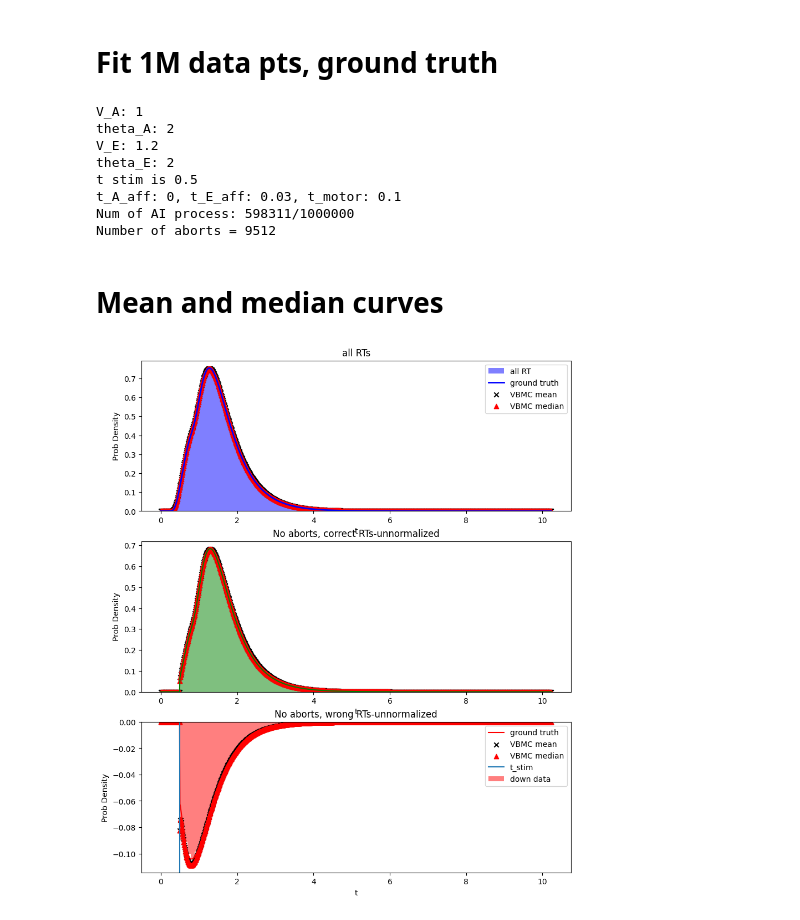
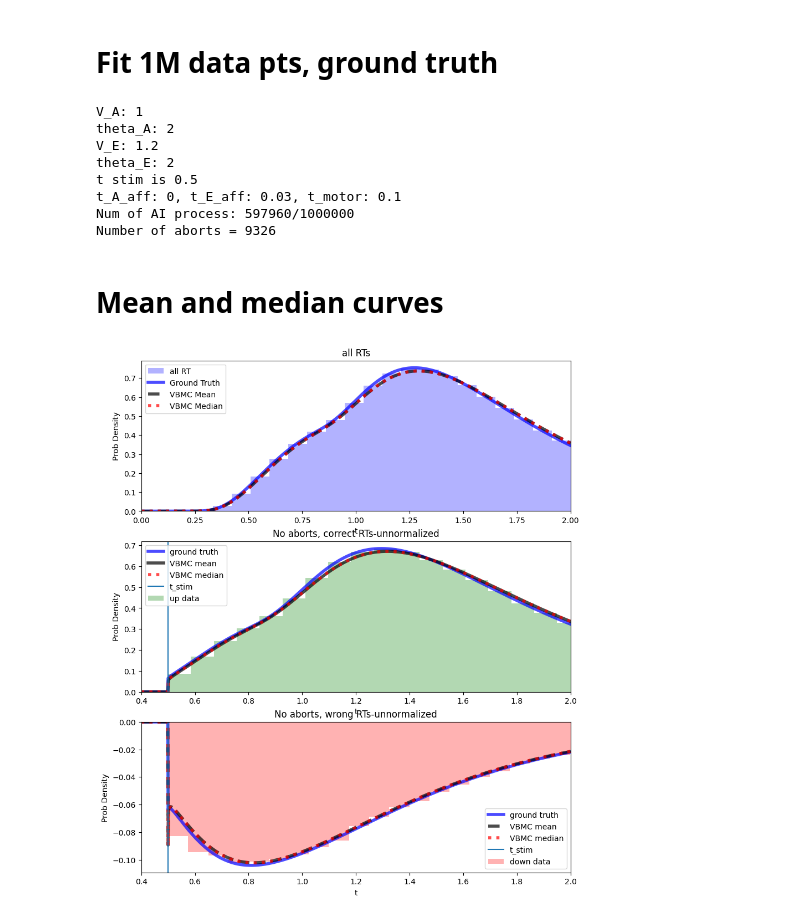
Before and after one commit to rakaar/ddm_codes, a Jupyter notebook: action_init_ddm/vbmc_delay_paper.ipynb, the cells around one changed output. Drawn from its saved outputs; the diff is of its cells as text; code cells hidden in the pictures.

```diff
--- a/action_init_ddm/vbmc_delay_paper.ipynb
+++ b/action_init_ddm/vbmc_delay_paper.ipynb
@@ -14,7 +14,7 @@ from psiam_delay_paper_utils import rho_E_t_fn
 from psiam_delay_paper_utils import rho_E_minus_small_t_NORM_fn
 from psiam_delay_paper_utils import P_small_t_btn_x1_x2
 # %%
-with open('psiam_data_delay_paper_t_A_zero_t_motor_large.pkl', 'rb') as f:
+with open('psiam_data_delay_paper_t_A_zero_t_motor_NEW_SIM_pos_vel_10_K.pkl', 'rb') as f:
     psiam_data = pickle.load(f)
 
 
@@ -261,7 +263,7 @@ vbmc_median_params['t_motor'] = np.median(t_motor_samp)
 # %% [markdown]
 # Fit 1M data pts, ground truth
 # %%
-with open('psiam_data_delay_paper_1Million_t_A_zero.pkl', 'rb') as f:
+with open('psiam_data_delay_paper_t_A_zero_t_motor_NEW_SIM_pos_vel_1Million.pkl', 'rb') as f:
     psiam_data = pickle.load(f)
 
 
@@ -319,8 +321,8 @@ V_E: 1.2
 theta_E: 2
 t stim is 0.5
 t_A_aff: 0, t_E_aff: 0.03, t_motor: 0.1
-Num of AI process: 598311/1000000
-Number of aborts = 9512
+Num of AI process: 597960/1000000
+Number of aborts = 9326
 # %%
 ground_truth_params = {}
 ground_truth_params['V_A'] = V_A
@@ -447,6 +397,8 @@ def down_RTs_fit_fn(t_pts, V_A, theta_A, V_E, theta_E, Z_E, t_stim, t_A_aff, t_E
     P_wrong_unnorm = (P_A*(P_EA_btn_0_1+P_E_minus_cum) + P_E_minus*(1-C_A))
     return P_wrong_unnorm
 # %%
+t_pts = np.linspace(0.001, max(RTs), 10000)
+
 # Mean
 all_RTs_mean_curve  = all_RTs_fit_fn(t_pts, vbmc_mean_params['V_A'], vbmc_mean_params['theta_A'], vbmc_mean_params['V_E'], vbmc_mean_params['theta_E'], vbmc_mean_params['Z_E'], t_stim, vbmc_mean_params['t_A_aff'], vbmc_mean_params['t_E_aff'], vbmc_mean_params['t_motor'])
 up_RTs_mean_curve = up_RTs_fit_fn(t_pts, vbmc_mean_params['V_A'], vbmc_mean_params['theta_A'], vbmc_mean_params['V_E'], vbmc_mean_params['theta_E'], vbmc_mean_params['Z_E'], t_stim, vbmc_mean_params['t_A_aff'], vbmc_mean_params['t_E_aff'], vbmc_mean_params['t_motor'])
@@ -464,27 +428,34 @@ down_RTs_ground_truth_curve = down_RTs_fit_fn(t_pts, V_A, theta_A, V_E, theta_E,
 # %%
+xlim1 = 0.4; xlim2 = 2
+
 plt.figure(figsize=(10, 12))
 plt.subplot(3,1,1)
-plt.hist(RTs, bins=100, alpha=0.5, label='all RT', density=True, color='b');
-plt.plot(t_pts, all_RTs_ground_truth_curve, label='ground truth', color='b', linewidth=2);
-plt.scatter(t_pts, all_RTs_mean_curve, label='VBMC mean', marker='x', color='k');
-plt.scatter(t_pts, all_RTs_median_curve, label='VBMC median', marker='^', color='r');
+plt.hist(RTs, bins=100, alpha=0.3, label='all RT', density=True, color='b');
+plt.plot(t_pts, all_RTs_ground_truth_curve, label='Ground Truth', color='b', alpha=0.7, linewidth=4)
+plt.plot(t_pts, all_RTs_mean_curve, label='VBMC Mean', linestyle='--', color='k', alpha=0.7, linewidth=4)
+plt.plot(t_pts, all_RTs_median_curve, label='VBMC Median', linestyle=':', color='r', alpha=0.7, linewidth=4)
 plt.legend();
+plt.xlim(0, xlim2)
 plt.xlabel('t'); plt.ylabel('Prob Density');plt.title('all RTs');
 
 plt.subplot(3,1,2)
-plt.bar(bin_centers_up, hist_up, width=np.diff(bin_edges_up),label='up data', alpha=0.5, color='g');
-plt.plot(t_pts, up_RTs_ground_truth_curve, label='ground truth', color='g');
-plt.scatter(t_pts, up_RTs_mean_curve, label='VBMC mean', marker='x', color='k');
-plt.scatter(t_pts, up_RTs_median_curve, label='VBMC median', marker='^', color='r');
+plt.bar(bin_centers_up, hist_up, width=np.diff(bin_edges_up),label='up data', alpha=0.3, color='g');
+plt.plot(t_pts, up_RTs_ground_truth_curve, label='ground truth', color='b', alpha=0.7, linewidth=4);
+plt.plot(t_pts, up_RTs_mean_curve, label='VBMC mean', linestyle='-', color='k', alpha=0.7, linewidth=4);
+plt.plot(t_pts, up_RTs_median_curve, label='VBMC median', linestyle=':', color='r', alpha=0.7, linewidth=4);
+plt.xlim(xlim1, xlim2)
+plt.axvline(x=t_stim, label='t_stim')
+plt.legend();
 plt.xlabel('t'); plt.ylabel('Prob Density');plt.title('No aborts, correct RTs-unnormalized');
 
 plt.subplot(3,1,3)
-plt.bar(bin_centers_down, -hist_down, width=np.diff(bin_edges_down),label='down data', alpha=0.5, color='r');
-plt.plot(t_pts, -down_RTs_ground_truth_curve, label='ground truth', color='r');
-plt.scatter(t_pts, -down_RTs_mean_curve, label='VBMC mean', marker='x', color='k');
-plt.scatter(t_pts, -down_RTs_median_curve, label='VBMC median', marker='^', color='r');
+plt.bar(bin_centers_down, -hist_down, width=np.diff(bin_edges_down),label='down data', alpha=0.3, color='r');
+plt.plot(t_pts, -down_RTs_ground_truth_curve, label='ground truth', color='b', alpha=0.7, linewidth=4);
+plt.plot(t_pts, -down_RTs_mean_curve, label='VBMC mean', linestyle='--', color='k', alpha=0.7, linewidth=4);
+plt.plot(t_pts, -down_RTs_median_curve, label='VBMC median', linestyle=':', color='r', alpha=0.7, linewidth=4);
 plt.axvline(x=t_stim, label='t_stim')
+plt.xlim(xlim1, xlim2)
 plt.legend();
 plt.xlabel('t'); plt.ylabel('Prob Density');plt.title('No aborts, wrong RTs-unnormalized');
 # %% [output]
-[figure, old version]
+[figure, new version]
```
Also changed, not shown: parts of 13 cells of this notebook, 2 other files.
